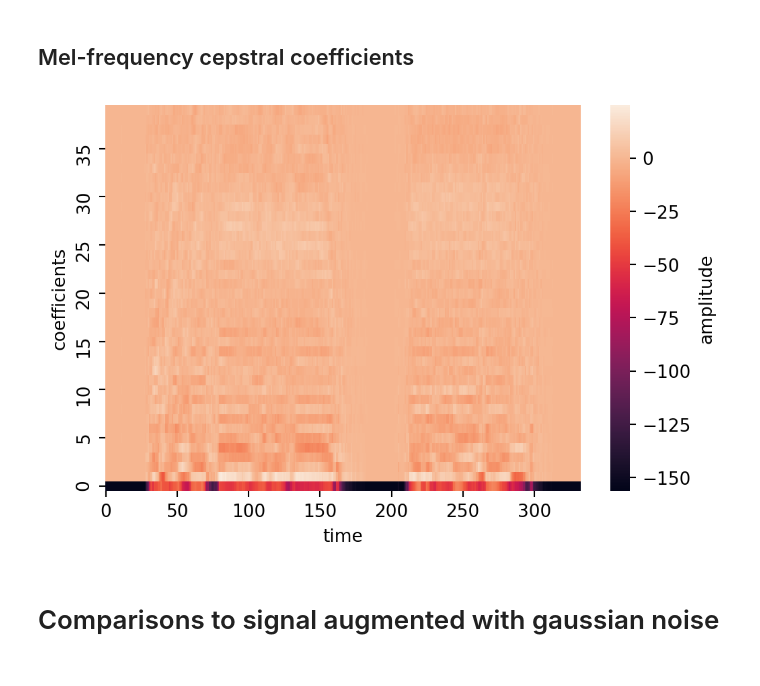
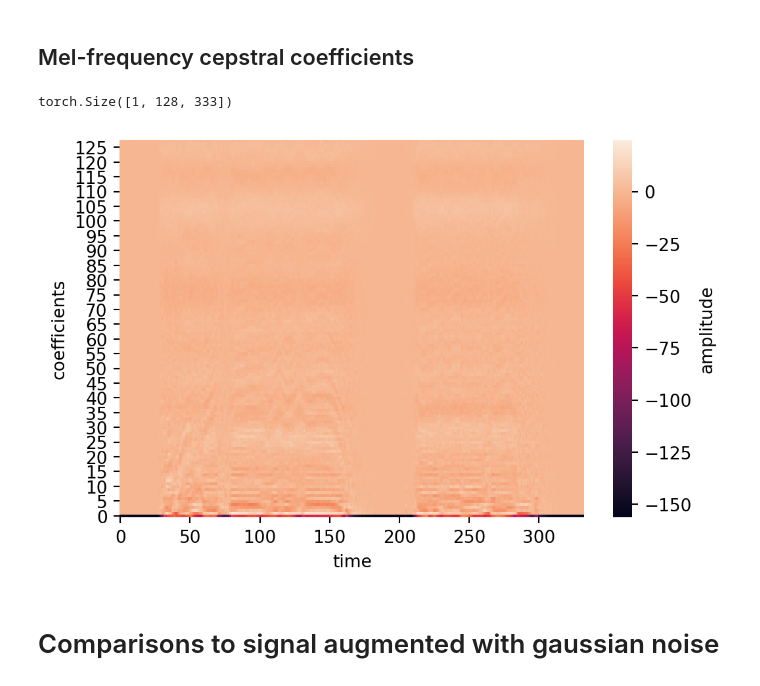
Before and after one commit to vjoki/fsl-experi, a Jupyter notebook: notebooks/audio_representation.ipynb, the cells around one changed output. Cells and saved outputs as stored; diff of their text form; code cells hidden in the pictures.

```diff
--- a/notebooks/audio_representation.ipynb
+++ b/notebooks/audio_representation.ipynb
@@ -82,16 +139,18 @@ plt.gca().invert_yaxis()
 # %% [markdown]
 ## Mel-frequency cepstral coefficients
 # %%
-mfcc = torchaudio.transforms.MFCC(sample_rate=sample_rate, log_mels=True)(signal)
+mfcc = torchaudio.transforms.MFCC(sample_rate=sample_rate, n_mfcc=n_mels, log_mels=True)(signal)
+print(mfcc.shape)
 
 plt.figure(dpi=190)
 ax = sns.heatmap(mfcc[0,:,:], xticklabels=50, yticklabels=5, cbar_kws={'label': 'amplitude'})
 ax.set(xlabel='time', ylabel='coefficients')
 plt.gca().invert_yaxis()
 plt.show()
 #ax.get_figure().savefig('mfcc.pdf')
 # %% [output]
+torch.Size([1, 128, 333])
-[figure, old version]
+[figure, new version]
 # %% [markdown]
 # Comparisons to signal augmented with gaussian noise
 # %%
```
Also changed, not shown: parts of 5 cells of this notebook.
